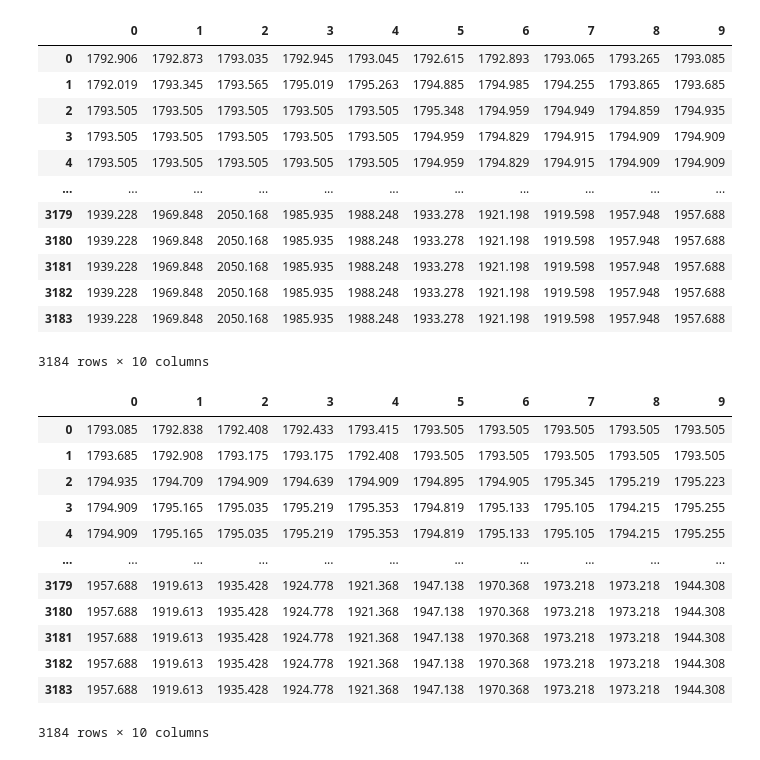
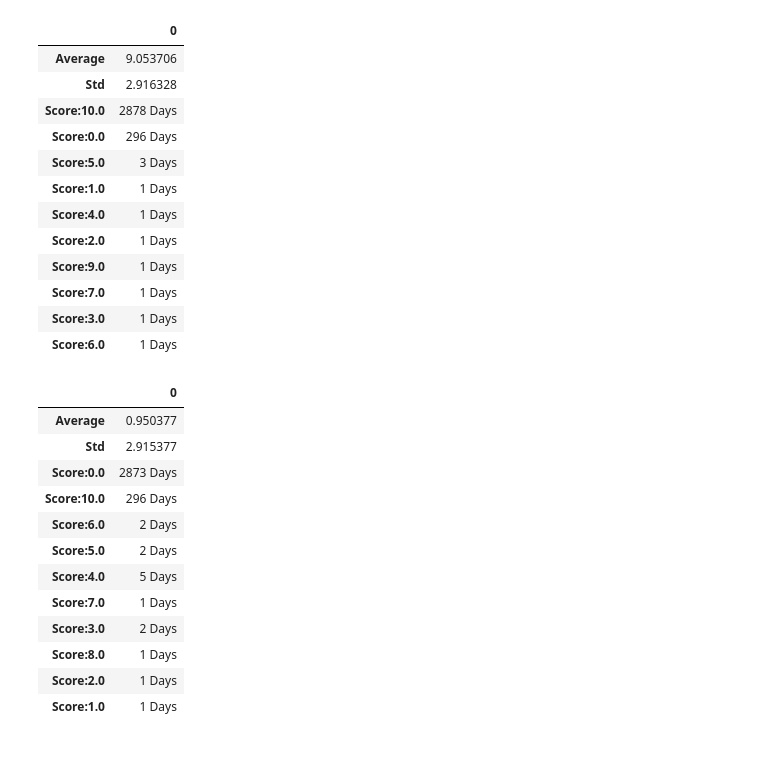
Before and after one commit to adaji/TraderEvaluation, a Jupyter notebook: test_note.ipynb, the cells around one changed output. Drawn from its saved outputs; the diff is of its cells as text; code cells hidden in the pictures.

Commit message:
Adding rank_scenarios and score_trader function

```diff
--- a/test_note.ipynb
+++ b/test_note.ipynb
@@ -16,39 +18,43 @@ open_close_strategy = OS_CS(df, 'XAUUSD')
 # %%
 open_dates = open_close_strategy.find_dates(open_strategy=True)
 open_dates_prices = open_close_strategy.find_prices(open_dates)
-open_dates_prices
+open_ranks = open_close_strategy.rank_scenarios(open_dates_prices,open_strategy=True)
+open_score = open_close_strategy.score_trader(open_ranks)
+open_score
 # %% [output]
-|  | 0 | 1 | 2 | 3 | 4 | 5 | 6 | 7 | 8 | 9 |
-| 0 | 1792.906 | 1792.873 | 1793.035 | 1792.945 | 1793.045 | 1792.615 | 1792.893 | 1793.065 | 1793.265 | 1793.085 |
-| 1 | 1792.019 | 1793.345 | 1793.565 | 1795.019 | 1795.263 | 1794.885 | 1794.985 | 1794.255 | 1793.865 | 1793.685 |
-| 2 | 1793.505 | 1793.505 | 1793.505 | 1793.505 | 1793.505 | 1795.348 | 1794.959 | 1794.949 | 1794.859 | 1794.935 |
-| 3 | 1793.505 | 1793.505 | 1793.505 | 1793.505 | 1793.505 | 1794.959 | 1794.829 | 1794.915 | 1794.909 | 1794.909 |
-| 4 | 1793.505 | 1793.505 | 1793.505 | 1793.505 | 1793.505 | 1794.959 | 1794.829 | 1794.915 | 1794.909 | 1794.909 |
-| ... | ... | ... | ... | ... | ... | ... | ... | ... | ... | ... |
-| 3179 | 1939.228 | 1969.848 | 2050.168 | 1985.935 | 1988.248 | 1933.278 | 1921.198 | 1919.598 | 1957.948 | 1957.688 |
-| 3180 | 1939.228 | 1969.848 | 2050.168 | 1985.935 | 1988.248 | 1933.278 | 1921.198 | 1919.598 | 1957.948 | 1957.688 |
-| 3181 | 1939.228 | 1969.848 | 2050.168 | 1985.935 | 1988.248 | 1933.278 | 1921.198 | 1919.598 | 1957.948 | 1957.688 |
-| 3182 | 1939.228 | 1969.848 | 2050.168 | 1985.935 | 1988.248 | 1933.278 | 1921.198 | 1919.598 | 1957.948 | 1957.688 |
-| 3183 | 1939.228 | 1969.848 | 2050.168 | 1985.935 | 1988.248 | 1933.278 | 1921.198 | 1919.598 | 1957.948 | 1957.688 |
+|  | 0 |
+| Average | 9.053706 |
+| Std | 2.916328 |
+| Score:10.0 | 2878 Days |
+| Score:0.0 | 296 Days |
+| Score:5.0 | 3 Days |
+| Score:1.0 | 1 Days |
+| Score:4.0 | 1 Days |
+| Score:2.0 | 1 Days |
+| Score:9.0 | 1 Days |
+| Score:7.0 | 1 Days |
+| Score:3.0 | 1 Days |
+| Score:6.0 | 1 Days |
-3184 rows × 10 columns
 # %%
 close_dates = open_close_strategy.find_dates(open_strategy= False)
 close_dates_prices = open_close_strategy.find_prices(close_dates)
-close_dates_prices
+close_ranks = open_close_strategy.rank_scenarios(close_dates_prices,open_strategy=False)
+close_score = open_close_strategy.score_trader(close_ranks)
+close_score
 # %% [output]
-|  | 0 | 1 | 2 | 3 | 4 | 5 | 6 | 7 | 8 | 9 |
-| 0 | 1793.085 | 1792.838 | 1792.408 | 1792.433 | 1793.415 | 1793.505 | 1793.505 | 1793.505 | 1793.505 | 1793.505 |
-| 1 | 1793.685 | 1792.908 | 1793.175 | 1793.175 | 1792.408 | 1793.505 | 1793.505 | 1793.505 | 1793.505 | 1793.505 |
-| 2 | 1794.935 | 1794.709 | 1794.909 | 1794.639 | 1794.909 | 1794.895 | 1794.905 | 1795.345 | 1795.219 | 1795.223 |
-| 3 | 1794.909 | 1795.165 | 1795.035 | 1795.219 | 1795.353 | 1794.819 | 1795.133 | 1795.105 | 1794.215 | 1795.255 |
-| 4 | 1794.909 | 1795.165 | 1795.035 | 1795.219 | 1795.353 | 1794.819 | 1795.133 | 1795.105 | 1794.215 | 1795.255 |
-| ... | ... | ... | ... | ... | ... | ... | ... | ... | ... | ... |
-| 3179 | 1957.688 | 1919.613 | 1935.428 | 1924.778 | 1921.368 | 1947.138 | 1970.368 | 1973.218 | 1973.218 | 1944.308 |
-| 3180 | 1957.688 | 1919.613 | 1935.428 | 1924.778 | 1921.368 | 1947.138 | 1970.368 | 1973.218 | 1973.218 | 1944.308 |
-| 3181 | 1957.688 | 1919.613 | 1935.428 | 1924.778 | 1921.368 | 1947.138 | 1970.368 | 1973.218 | 1973.218 | 1944.308 |
-| 3182 | 1957.688 | 1919.613 | 1935.428 | 1924.778 | 1921.368 | 1947.138 | 1970.368 | 1973.218 | 1973.218 | 1944.308 |
-| 3183 | 1957.688 | 1919.613 | 1935.428 | 1924.778 | 1921.368 | 1947.138 | 1970.368 | 1973.218 | 1973.218 | 1944.308 |
+|  | 0 |
+| Average | 0.950377 |
+| Std | 2.915377 |
+| Score:0.0 | 2873 Days |
+| Score:10.0 | 296 Days |
+| Score:6.0 | 2 Days |
+| Score:5.0 | 2 Days |
+| Score:4.0 | 5 Days |
+| Score:7.0 | 1 Days |
+| Score:3.0 | 2 Days |
+| Score:8.0 | 1 Days |
+| Score:2.0 | 1 Days |
+| Score:1.0 | 1 Days |
-3184 rows × 10 columns
 # %%
 from datetime import date
 from backtest.data_con.data_con import DataCon
```
Also changed, not shown: parts of 3 cells of this notebook, 1 other file.
